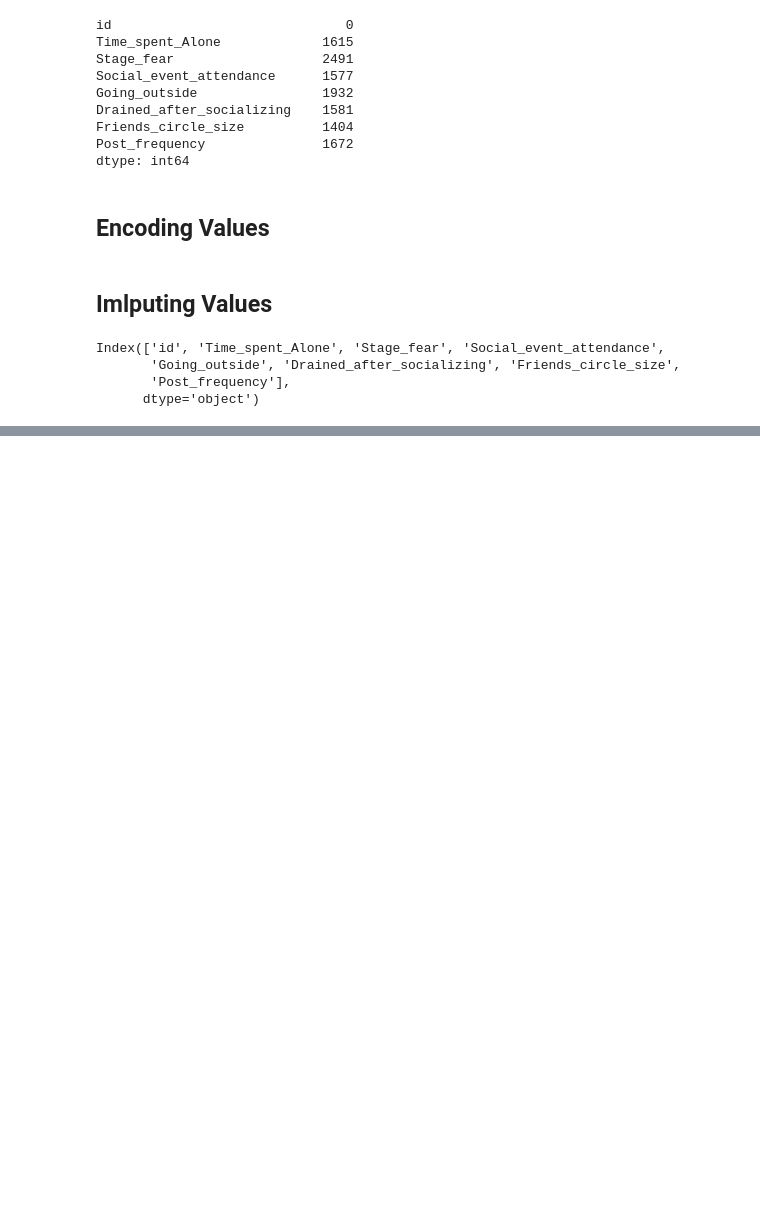
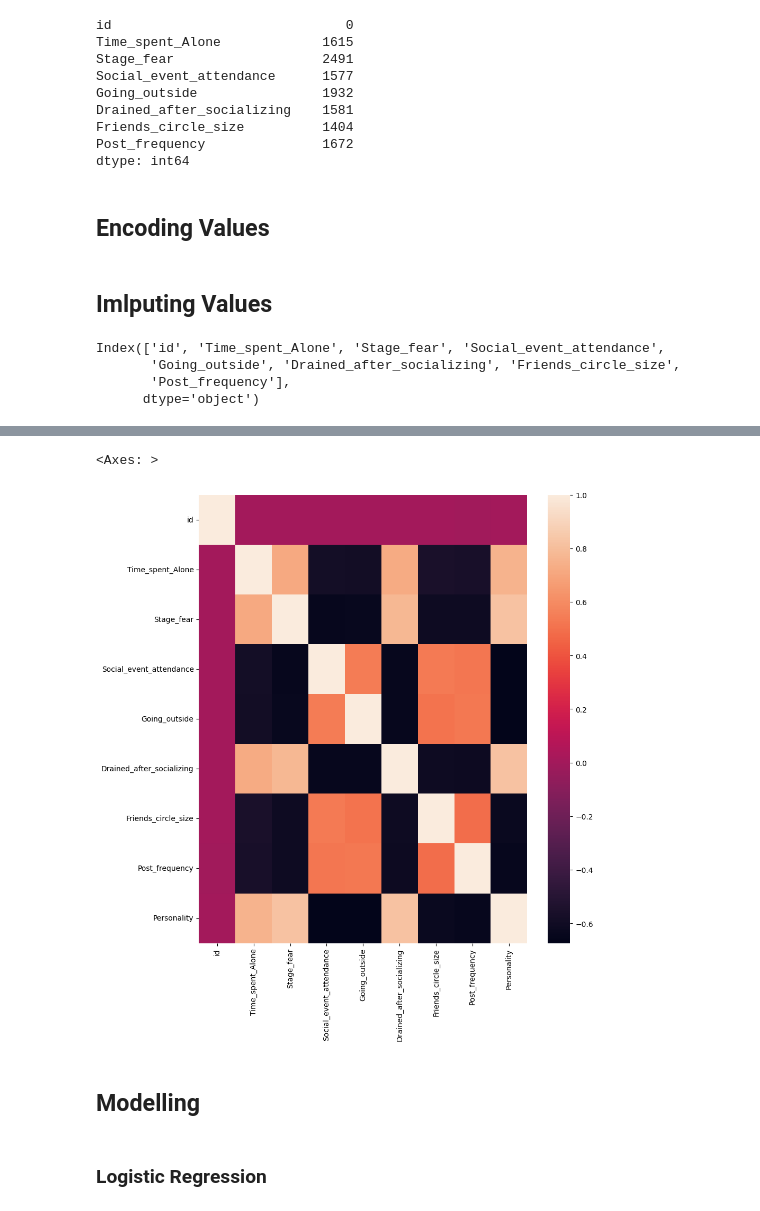
Before and after one commit to YusufDeesawala/intro-extro, a Jupyter notebook: train/main.ipynb, the cells around one changed output, grey strips where cells are left out. Cells and saved outputs as stored; diff of their text form; code cells hidden in the pictures; blank space fills up the shorter version.

Commit message:
Completed training the model.

```diff
--- a/train/main.ipynb
+++ b/train/main.ipynb
@@ -96,0 +105,3 @@ df_merged[cat_cols] = cat_imputer.fit_transform(df_merged[cat_cols])
+# %%
+train_imputed_df = df_merged[:18524]
+test_imputed_df = df_merged[18524:]
@@ -96,0 +112,2 @@ df_merged[cat_cols] = cat_imputer.fit_transform(df_merged[cat_cols])
+# %%
+train_imputed_df['Personality'] = train_df['Personality']
@@ -96,0 +120,2 @@ df_merged[cat_cols] = cat_imputer.fit_transform(df_merged[cat_cols])
+# %%
+train_imputed_df['Personality'] = train_imputed_df['Personality'].replace({'Extrovert': 0, 'Introvert': 1})
@@ -96,0 +128,8 @@ df_merged[cat_cols] = cat_imputer.fit_transform(df_merged[cat_cols])
+# %%
+plt.figure(figsize = (10,11))
+sns.heatmap(train_imputed_df.corr())
+# %% [output]
+<Axes: >
+[figure, added]
+# %% [markdown]
+## Modelling
@@ -96,0 +143,2 @@ df_merged[cat_cols] = cat_imputer.fit_transform(df_merged[cat_cols])
+# %% [markdown]
+### Logistic Regression
```
Also changed, not shown: parts of 8 cells of this notebook.
